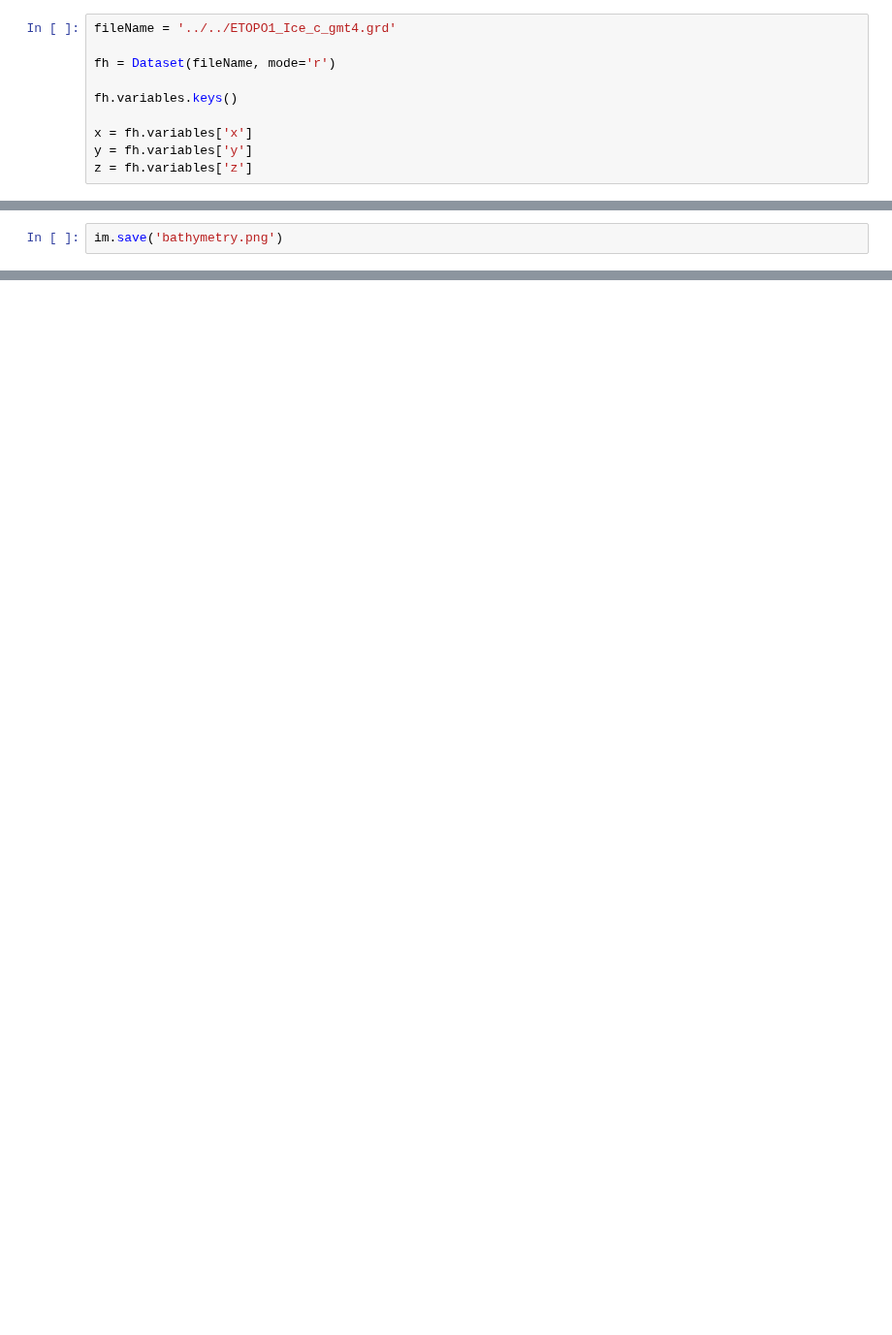
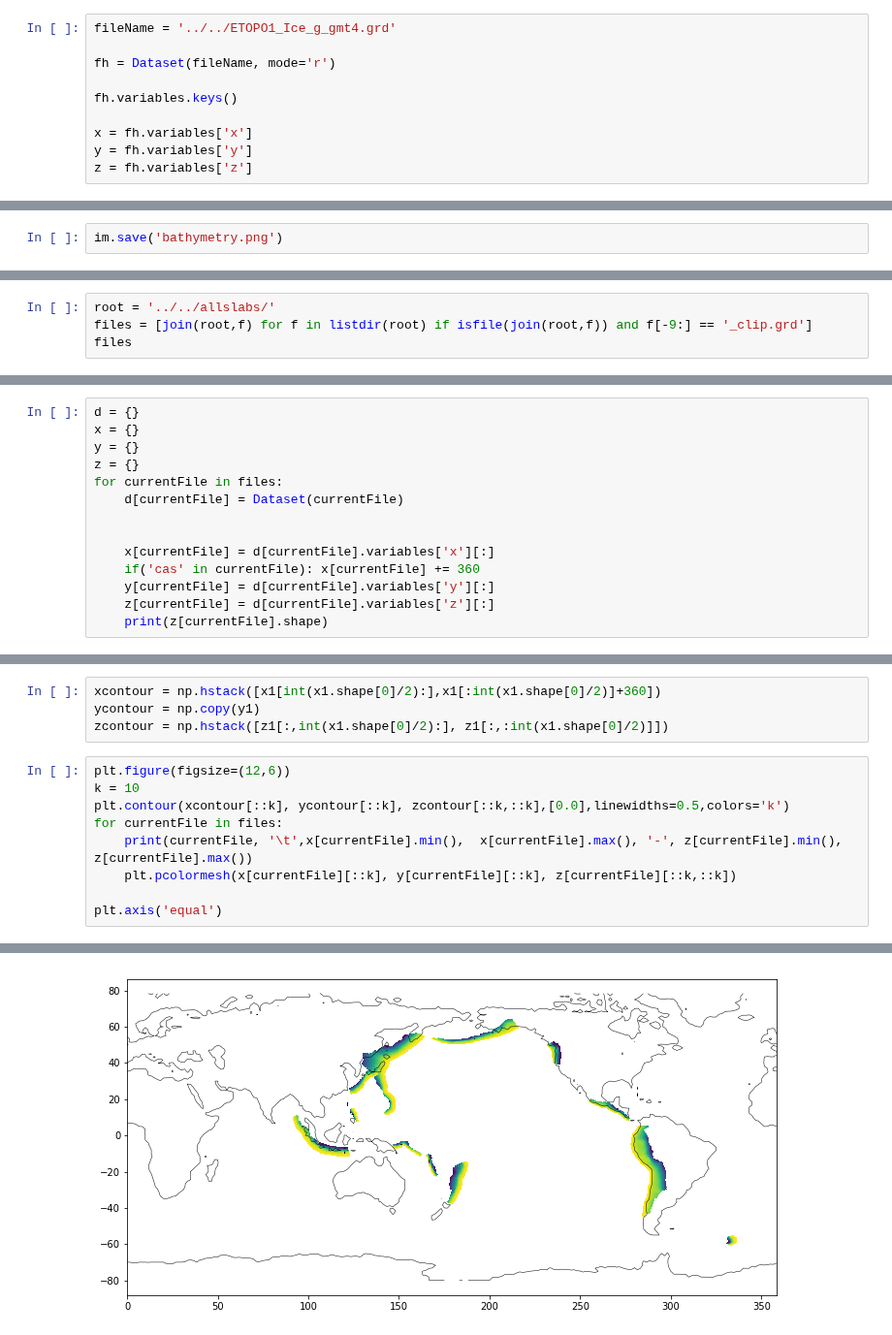
Before and after one commit to jgalazm/Nami, a Jupyter notebook: validation/05_sumatra2004/data/bathymetry.ipynb, the cells around one changed output, grey strips where cells are left out. Shown at 97% size. Saved outputs shown, nothing was run; the diff lists cells and outputs as text; blank space fills up the shorter version.

Commit message:
plot slab depth in jupyter

```diff
--- a/validation/05_sumatra2004/data/bathymetry.ipynb
+++ b/validation/05_sumatra2004/data/bathymetry.ipynb
@@ -5,7 +5,7 @@ import numpy as np
 import matplotlib.pyplot as plt
 %matplotlib inline
 # %%
-fileName = '../../ETOPO1_Ice_c_gmt4.grd'
+fileName = '../../ETOPO1_Ice_g_gmt4.grd'
 
 fh = Dataset(fileName, mode='r')
 
@@ -65,0 +75,4 @@ z1.min(),z1.max()
+# %%
+root = '../../allslabs/'
+files = [join(root,f) for f in listdir(root) if isfile(join(root,f)) and f[-9:] == '_clip.grd']
+files
@@ -65,0 +101,14 @@ z1.min(),z1.max()
+# %%
+d = {}
+x = {}
+y = {}
+z = {}
+for currentFile in files:
+    d[currentFile] = Dataset(currentFile)
+
+
+    x[currentFile] = d[currentFile].variables['x'][:]
+    if('cas' in currentFile): x[currentFile] += 360
+    y[currentFile] = d[currentFile].variables['y'][:]
+    z[currentFile] = d[currentFile].variables['z'][:]
+    print(z[currentFile].shape)
@@ -65,0 +133,14 @@ z1.min(),z1.max()
+# %%
+xcontour = np.hstack([x1[int(x1.shape[0]/2):],x1[:int(x1.shape[0]/2)]+360])
+ycontour = np.copy(y1)
+zcontour = np.hstack([z1[:,int(x1.shape[0]/2):], z1[:,:int(x1.shape[0]/2)]])
+# %%
+plt.figure(figsize=(12,6))
+k = 10
+plt.contour(xcontour[::k], ycontour[::k], zcontour[::k,::k],[0.0],linewidths=0.5,colors='k')
+for currentFile in files:
+    print(currentFile, '\t',x[currentFile].min(),  x[currentFile].max(), '-', z[currentFile].min(), z[currentFile].max())
+    plt.pcolormesh(x[currentFile][::k], y[currentFile][::k], z[currentFile][::k,::k])
+
+plt.axis('equal')
+# %% [output]
@@ -65,0 +164 @@ z1.min(),z1.max()
+[figure, added]
```
Also changed, not shown: parts of 14 cells of this notebook, 1 other file.
